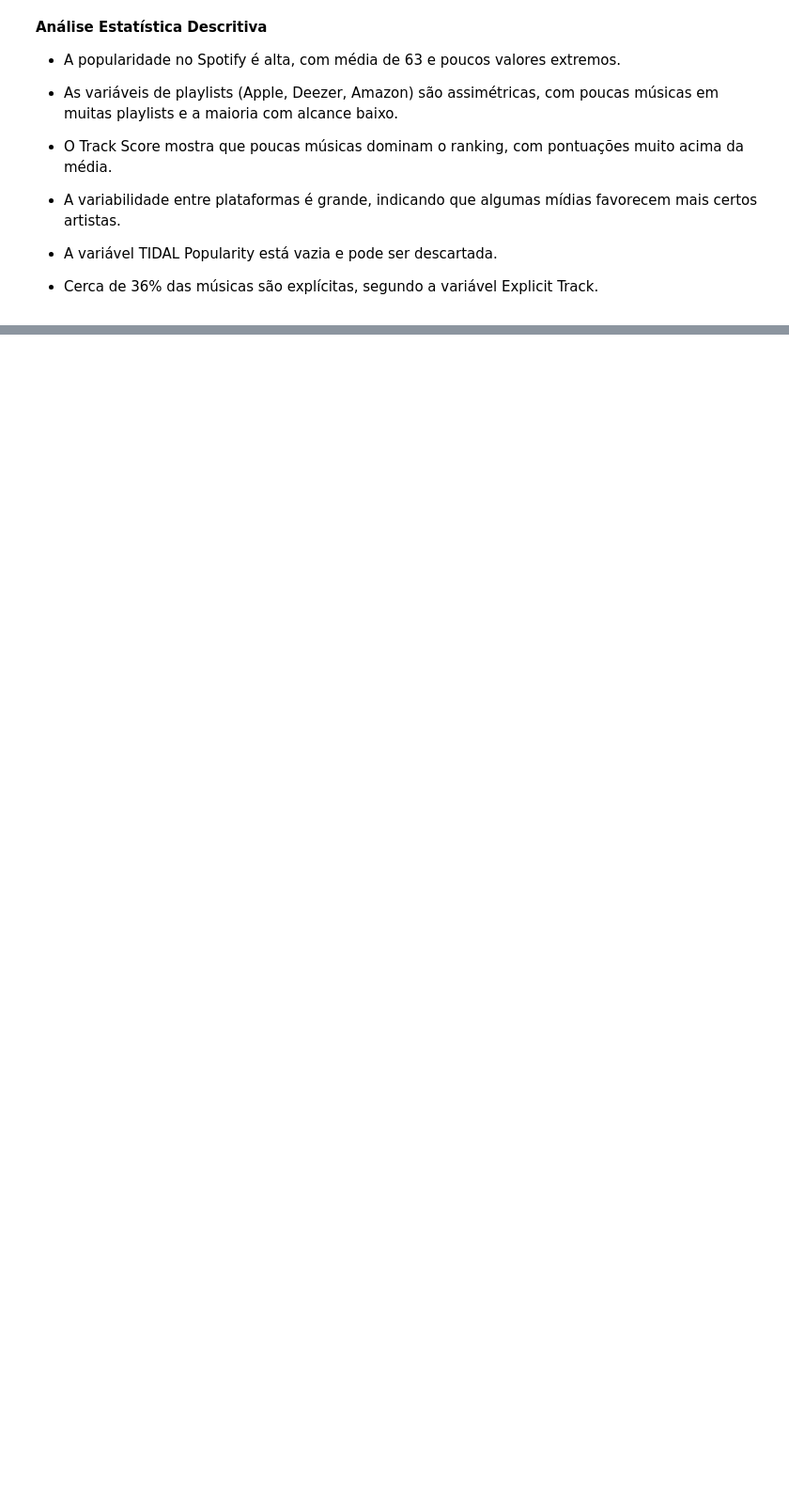
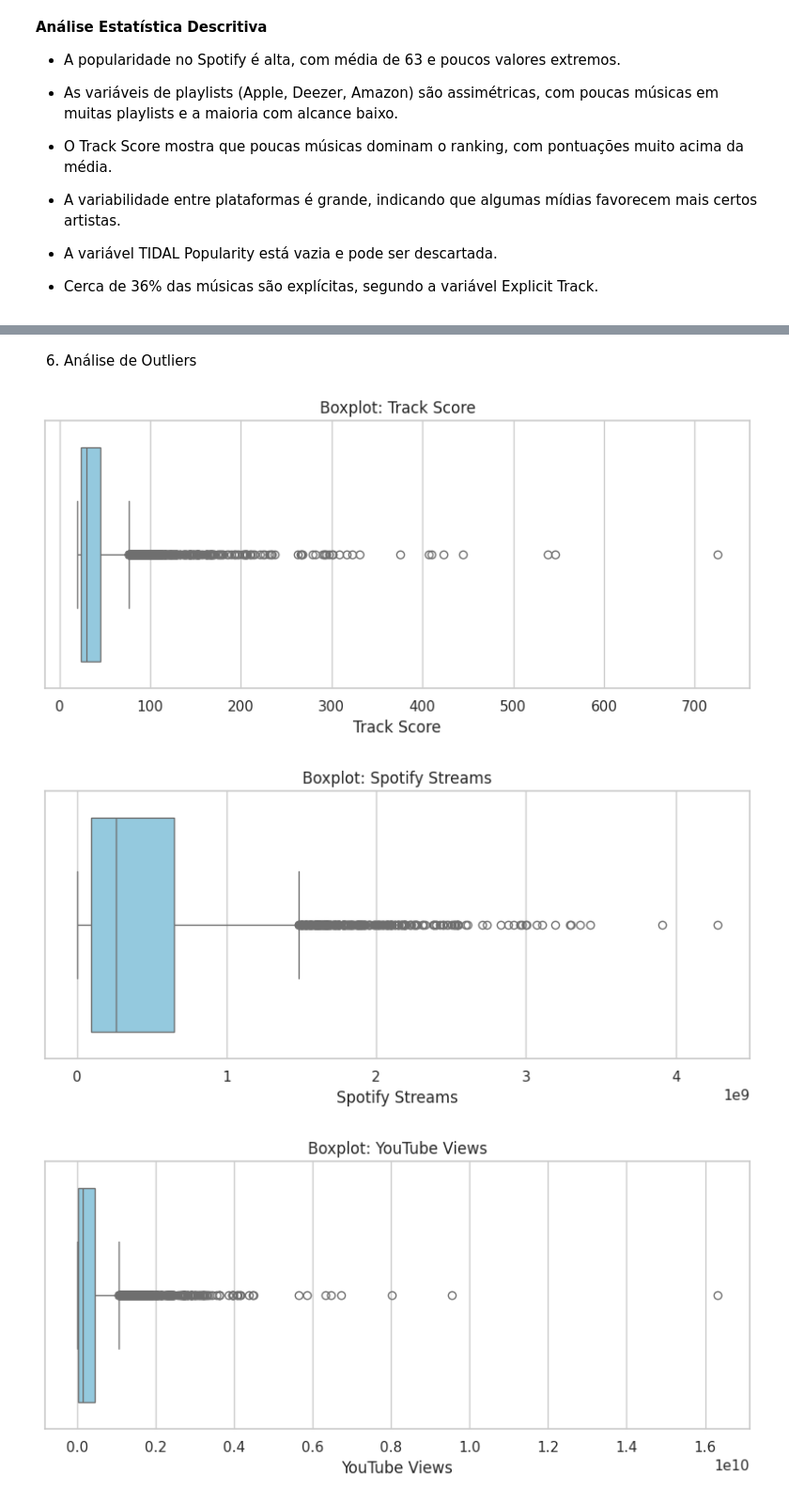
Before and after one commit to vitorlooo/AnaliseDados_projeto1, a Jupyter notebook: ProjetoMusicas.ipynb, the cells around one changed output, grey strips where cells are left out. Shown: that part at 94% size. Drawn from its saved outputs; the diff is of its cells as text; code cells hidden in the pictures; blank space fills up the shorter version.

```diff
--- a/ProjetoMusicas.ipynb
+++ b/ProjetoMusicas.ipynb
@@ -233,0 +252,18 @@ df.describe()
+# %% [markdown]
+6. Análise de Outliers
+# %%
+# Seleciona variaveis de destaque, pode ser alterado caso queira menos ou mais boxplots
+variaveis_destaque = ['Track Score', 'Spotify Streams', 'YouTube Views', 'TikTok Views', 'TikTok Likes', 'Spotify Popularity']
+
+# Cria um boxplot para cada variavel selecionada anteriormente
+for col in variaveis_destaque:
+    plt.figure(figsize=(8, 4))
+    sns.boxplot(x=df_limpo[col], color='skyblue')
+    plt.title(f'Boxplot: {col}')
+    plt.xlabel(col)
+    plt.tight_layout()
+    plt.show()
+# %% [output]
+[figure, added]
+[figure, added]
+[figure, added]
```
Also changed, not shown: parts of 10 cells of this notebook.
